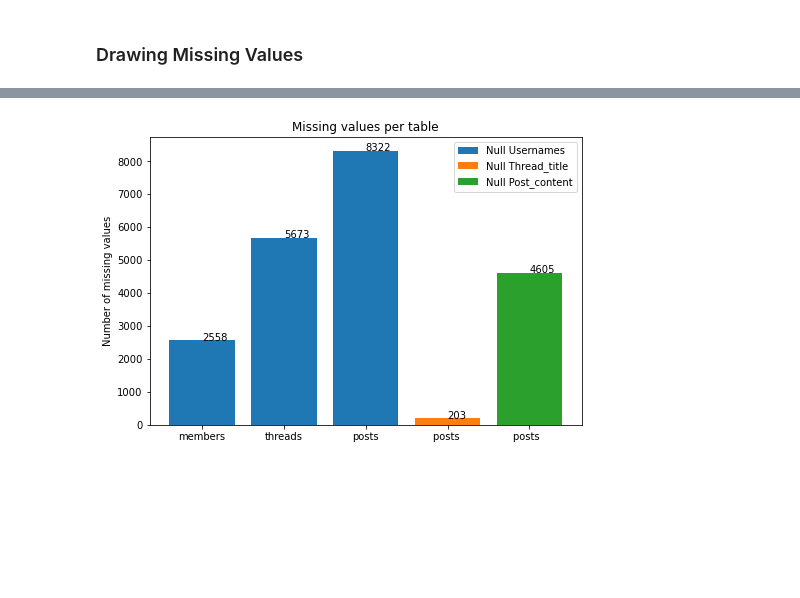
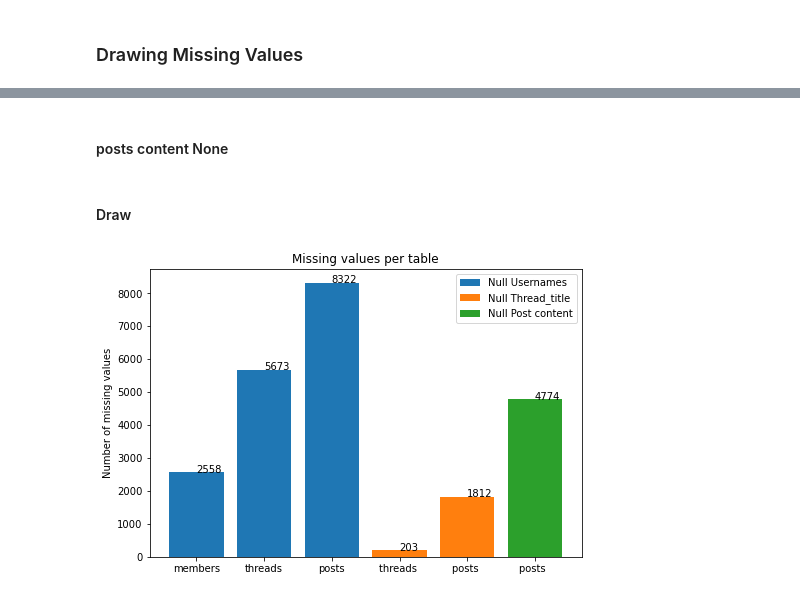
Before and after one commit to fmorenovr/crimepy, a Jupyter notebook: notebooks/CrimeBB/3_Preprocessing_Data_2021.ipynb, the cells around one changed output, grey strips where cells are left out. Drawn from its saved outputs; the diff is of its cells as text; code cells hidden in the pictures; blank space fills up the shorter version.

```diff
--- a/notebooks/CrimeBB/3_Preprocessing_Data.ipynb
+++ b/notebooks/CrimeBB/3_Preprocessing_Data_2021.ipynb
@@ -162,2 +157,2 @@ posts_boards_df = pd.merge(posts_website_df, boards_df[["site_id", "board_id", "
 # %%
-posts_threads_df = pd.merge(posts_boards_df, threads_df[["site_id", "board_id", "thread_id", "thread_title"]].drop_duplicates(), on=["site_id", "board_id", "thread_id"], how="left")
+posts_threads_df = pd.merge(posts_df, threads_df[["site_id", "board_id", "thread_id", "thread_title"]].drop_duplicates(), on=["site_id", "board_id", "thread_id"], how="left")
@@ -209,26 +211,48 @@ none_posts_content = posts_no_none_users_df[posts_no_none_users_df["content"].is
+# %%
+none_threads_title = threads_df[threads_df["thread_title"].isna()]
+# %%
+none_posts_threads_title = posts_threads_df[posts_threads_df["thread_title"].isna()]
+# %% [markdown]
+#### posts content None
+# %%
+none_posts_content = posts_threads_df[posts_threads_df["content"].isna()]
+# %% [markdown]
+#### Draw
 # %%
 import matplotlib.pyplot as plt
 
-legends_ = ["members", "threads", "posts"]
-values_ = [len(none_members_users), len(none_threads_users), len(none_posts_users)]
+# None usernames
+
+legends_users = ["members", "threads", "posts"]
+values_users = [len(none_members_users), len(none_threads_users), len(none_posts_users)]
 
 fig = plt.figure()
 ax = fig.add_axes([0,0,1,1])
-ax.bar(legends_,values_, label='Null Usernames')
-for x,y,p in zip(legends_, values_, values_):
+ax.bar(legends_users,values_users, label='Null Usernames')
+for x,y,p in zip(legends_users, values_users, values_users):
   plt.text(x, y, p)
 
-ax.bar(["posts "], [len(none_threads_title)], label='Null Thread_title')
-for x,y,p in zip(["posts "], [len(none_threads_title)], [len(none_threads_title)]):
+# None threads title
+
+legends_threads = ["threads ", "posts "]
+values_threads = [len(none_threads_title), len(none_posts_threads_title)]
+
+ax.bar(legends_threads, values_threads, label='Null Thread_title')
+for x,y,p in zip(legends_threads, values_threads, values_threads):
   plt.text(x, y, p)
 
-ax.bar(["posts  "], [len(none_posts_content)], label='Null Post_content')
-for x,y,p in zip(["posts  "], [len(none_posts_content)], [len(none_posts_content)]):
+# None posts content
+
+legends_posts = ["posts  "]
+values_posts = [len(none_posts_content)]
+
+ax.bar(legends_posts, [len(none_posts_content)], label='Null Post content')
+for x,y,p in zip(legends_posts, values_posts, values_posts):
   plt.text(x, y, p)
 
 ax.legend()
 ax.set_title("Missing values per table")
 ax.set_ylabel("Number of missing values")
 plt.show()
 # %% [output]
-[figure, old version]
+[figure, new version]
```
Also changed, not shown: parts of 31 cells of this notebook, 3 other files.
